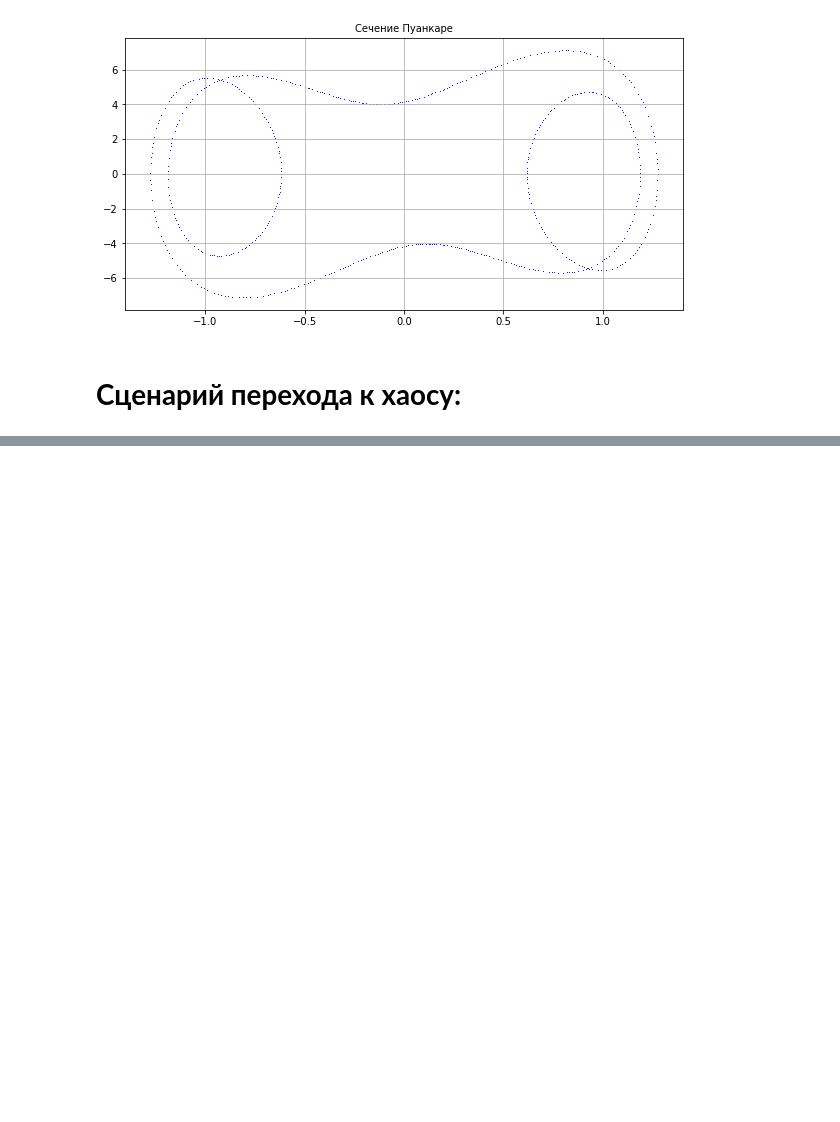
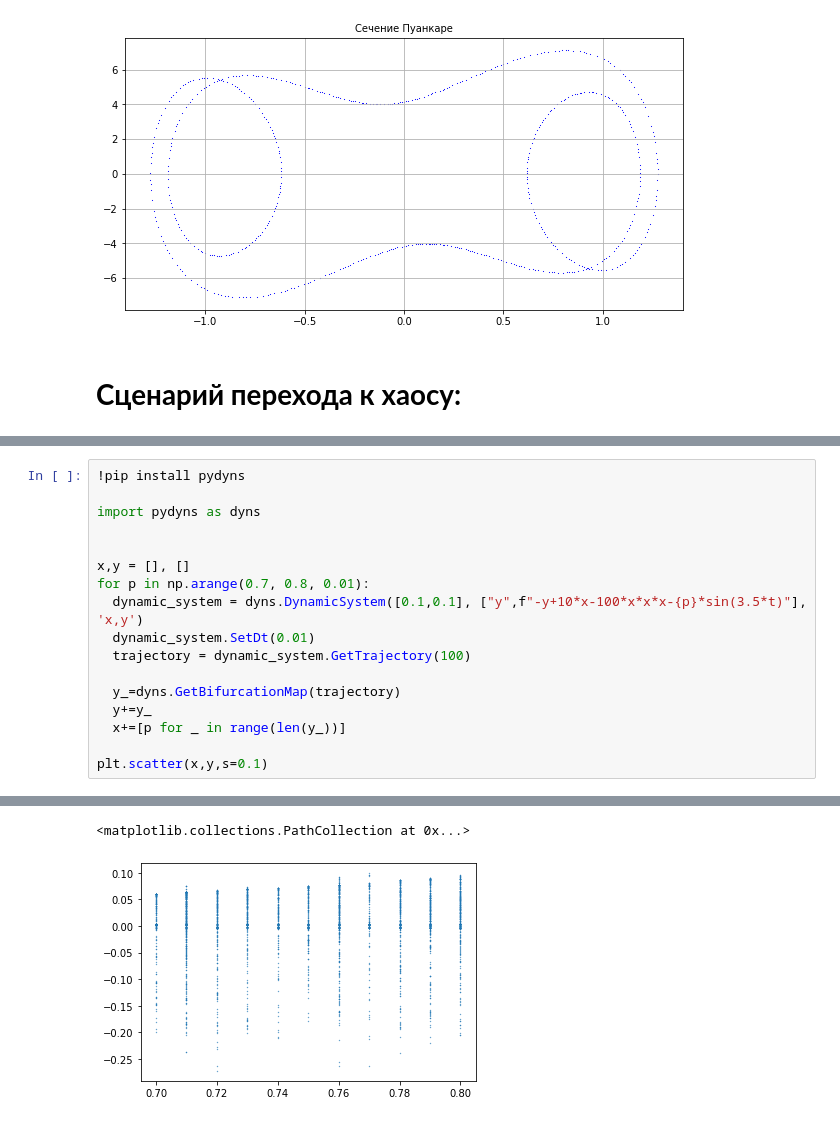
Before and after one commit to mainarel/NDS_labs, a Jupyter notebook: Lab3.ipynb, the cells around one changed output, grey strips where cells are left out. Drawn from its saved outputs; the diff is of its cells as text; blank space fills up the shorter version.

```diff
--- a/Lab3.ipynb
+++ b/Lab3.ipynb
@@ -159,0 +162,18 @@ graph(f_plot, X_plot,
+# %%
+!pip install pydyns
+
+import pydyns as dyns
+
+
+x,y = [], []
+for p in np.arange(0.7, 0.8, 0.01):
+  dynamic_system = dyns.DynamicSystem([0.1,0.1], ["y",f"-y+10*x-100*x*x*x-{p}*sin(3.5*t)"], 'x,y')
+  dynamic_system.SetDt(0.01)
+  trajectory = dynamic_system.GetTrajectory(100)
+
+  y_=dyns.GetBifurcationMap(trajectory)
+  y+=y_
+  x+=[p for _ in range(len(y_))]
+
+plt.scatter(x,y,s=0.1)
+# %% [output]
@@ -159,0 +182,2 @@ graph(f_plot, X_plot,
+<matplotlib.collections.PathCollection at 0x...>
+[figure, added]
```
Also changed, not shown: parts of 2 cells of this notebook.
